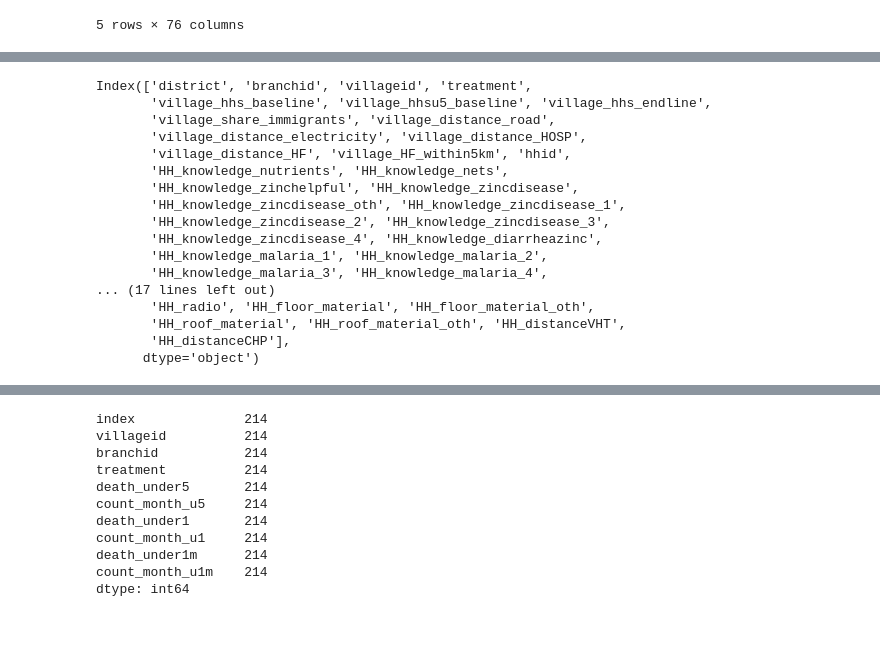
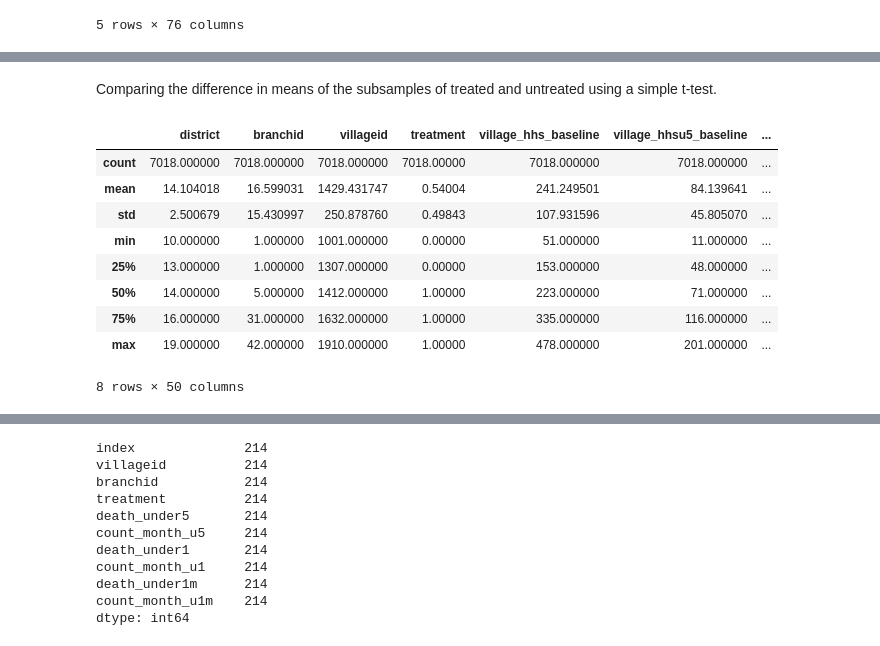
Before and after one commit to madinajapakhova/Project-replication, a Jupyter notebook: MJapakhova project(replication).ipynb, the cells around one changed output, grey strips where cells are left out. Cells and saved outputs as stored; diff of their text form; code cells hidden in the pictures.

```diff
--- a/MJapakhova project(replication).ipynb
+++ b/MJapakhova project(replication).ipynb
@@ -43,20 +80,15 @@ baseline.head()
+# %% [markdown]
+Comparing the difference in means of the subsamples of treated and untreated using a simple t-test.
 # %%
-baseline.columns
+baseline.describe()
 # %% [output]
+|  | district | branchid | villageid | treatment | village_hhs_baseline | village_hhsu5_baseline | ... |
+| count | 7018.000000 | 7018.000000 | 7018.000000 | 7018.00000 | 7018.000000 | 7018.000000 | ... |
+| mean | 14.104018 | 16.599031 | 1429.431747 | 0.54004 | 241.249501 | 84.139641 | ... |
+| std | 2.500679 | 15.430997 | 250.878760 | 0.49843 | 107.931596 | 45.805070 | ... |
+| min | 10.000000 | 1.000000 | 1001.000000 | 0.00000 | 51.000000 | 11.000000 | ... |
+| 25% | 13.000000 | 1.000000 | 1307.000000 | 0.00000 | 153.000000 | 48.000000 | ... |
+| 50% | 14.000000 | 5.000000 | 1412.000000 | 1.00000 | 223.000000 | 71.000000 | ... |
+| 75% | 16.000000 | 31.000000 | 1632.000000 | 1.00000 | 335.000000 | 116.000000 | ... |
+| max | 19.000000 | 42.000000 | 1910.000000 | 1.00000 | 478.000000 | 201.000000 | ... |
-Index(['district', 'branchid', 'villageid', 'treatment',
-       'village_hhs_baseline', 'village_hhsu5_baseline', 'village_hhs_endline',
-       'village_share_immigrants', 'village_distance_road',
-       'village_distance_electricity', 'village_distance_HOSP',
-       'village_distance_HF', 'village_HF_within5km', 'hhid',
-       'HH_knowledge_nutrients', 'HH_knowledge_nets',
-       'HH_knowledge_zinchelpful', 'HH_knowledge_zincdisease',
-       'HH_knowledge_zincdisease_oth', 'HH_knowledge_zincdisease_1',
-       'HH_knowledge_zincdisease_2', 'HH_knowledge_zincdisease_3',
-       'HH_knowledge_zincdisease_4', 'HH_knowledge_diarrheazinc',
-       'HH_knowledge_malaria_1', 'HH_knowledge_malaria_2',
-       'HH_knowledge_malaria_3', 'HH_knowledge_malaria_4',
-... (17 lines left out)
-       'HH_radio', 'HH_floor_material', 'HH_floor_material_oth',
-       'HH_roof_material', 'HH_roof_material_oth', 'HH_distanceVHT',
-       'HH_distanceCHP'],
-      dtype='object')
+8 rows × 50 columns
```
Also changed, not shown: parts of 31 cells of this notebook.
